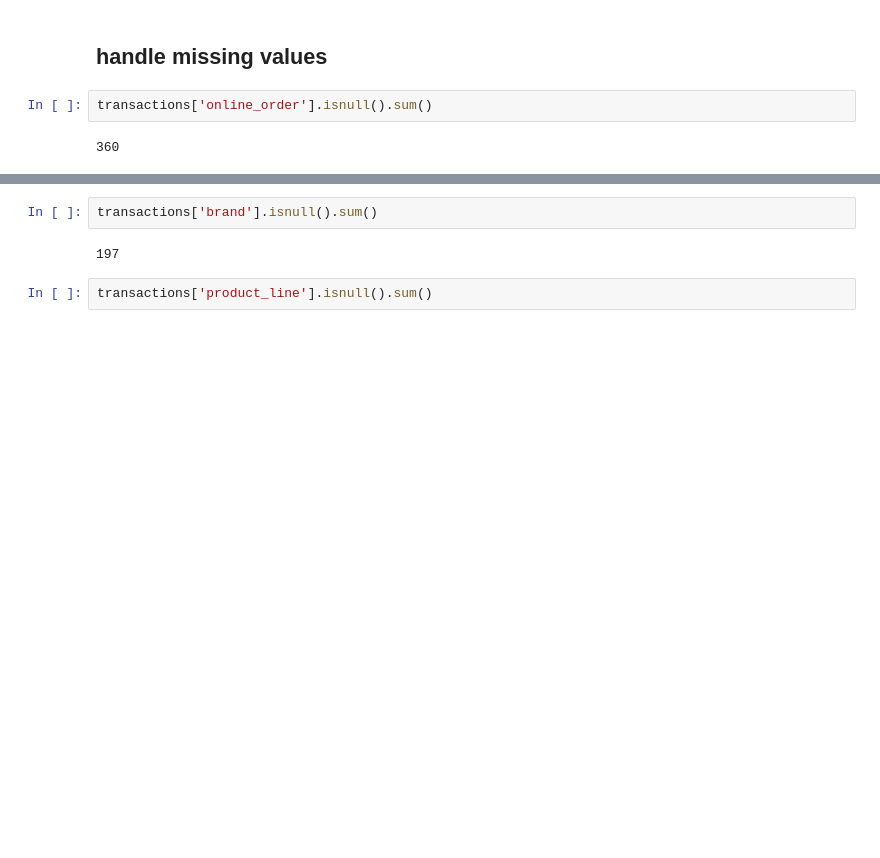
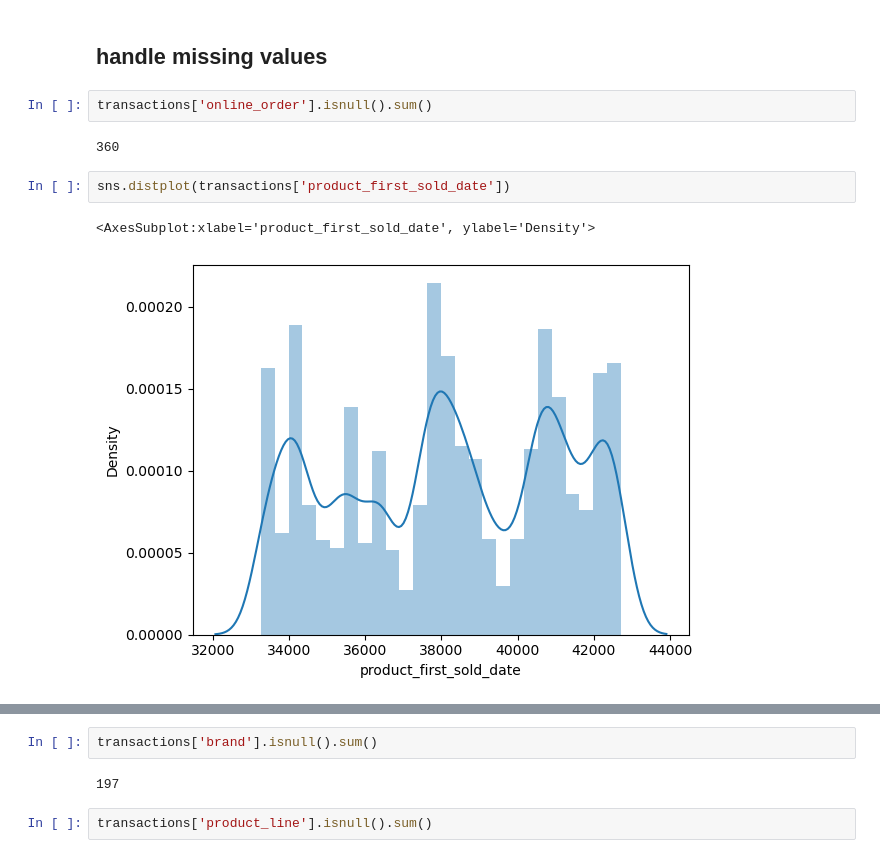
Before and after one commit to kintan-pitaloka/KPMG-VIX, a Jupyter notebook: KPMGTASK2.ipynb, the cells around one changed output, grey strips where cells are left out. Saved outputs shown, nothing was run; the diff lists cells and outputs as text; blank space fills up the shorter version.

```diff
--- a/KPMGTASK2.ipynb
+++ b/KPMGTASK2.ipynb
@@ -216,3 +230,8 @@ Name: product_first_sold_date, Length: 100, dtype: int64
 transactions['online_order'].isnull().sum()
 # %% [output]
 360
+# %%
+sns.distplot(transactions['product_first_sold_date'])
+# %% [output]
+<AxesSubplot:xlabel='product_first_sold_date', ylabel='Density'>
+[figure, added]
```
Also changed, not shown: parts of 4 cells of this notebook.
